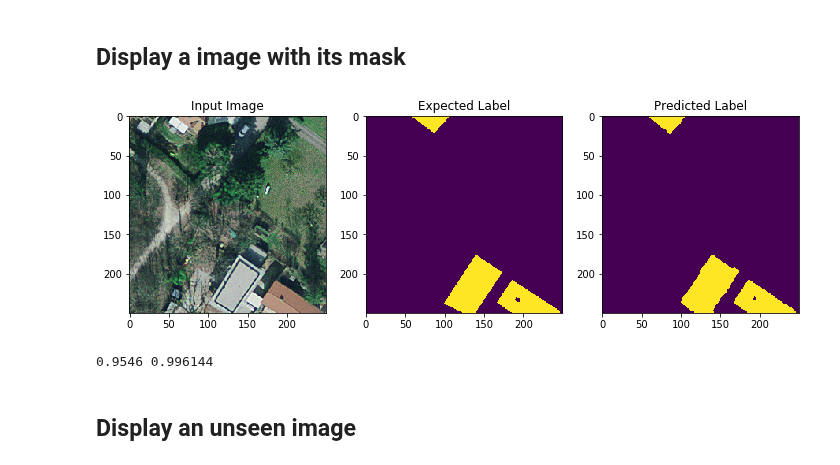
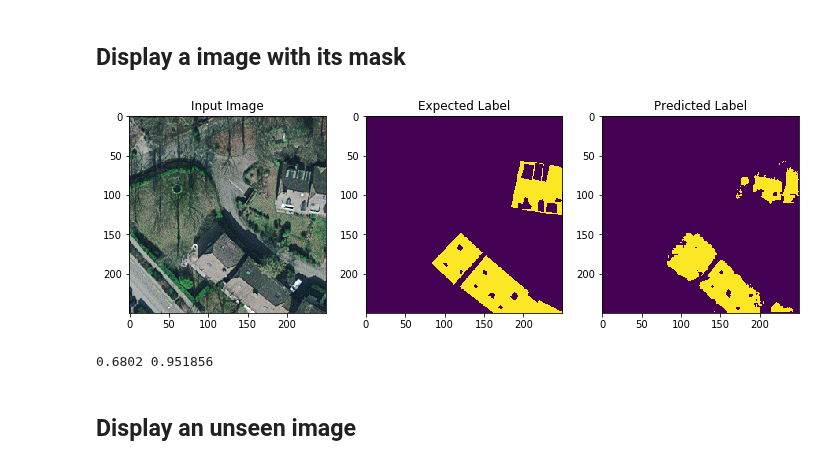
Before and after one commit to riccardocadei/photovoltaic-detection, a Jupyter notebook: main.ipynb, the cells around one changed output. Cells and saved outputs as stored; diff of their text form; code cells hidden in the pictures.

```diff
--- a/main.ipynb
+++ b/main.ipynb
@@ -116,30 +144,30 @@ torch.save(best_model.state_dict(), 'model/best_model06122020.pt')
 # %%
 fig = plt.figure()
 fig.set_size_inches(12, 7, forward=True)
 
 ax1 = fig.add_subplot(1,3,1)
 ax1.title.set_text('Input Image')
 ax2 = fig.add_subplot(1,3,2)
 ax2.title.set_text('Expected Label')
 ax3 = fig.add_subplot(1,3,3)
 ax3.title.set_text('Predicted Label')
 
 index_random_sample = int(np.random.random()*len(train_loader.dataset))
-(x,y) = train_loader.dataset[index_random_sample]
+(x,y) = train_loader.dataset[239]
 ax1.imshow(np.transpose(x.numpy(),(1,2,0)))
 
 ax2.imshow(y)
 
 ypred = torch.squeeze(model.predict(torch.unsqueeze(x,0).cuda())).cpu().detach().numpy()
 
 ax3.imshow(np.around(ypred))
 np.around(iou(np.around(ypred),y.numpy()),4),accuracy(np.around(ypred),y.numpy())
 acc = np.around(iou(np.around(ypred),y.numpy()),4)
 plt.show()
 print(acc,accuracy(np.around(ypred),y.numpy()))
 # %% [output]
-[figure, old version]
+[figure, new version]
-0.9546 0.996144
+0.6802 0.951856
 # %% [markdown]
 ## Display an unseen image
 # %%
```
Also changed, not shown: parts of 7 cells of this notebook, 2 other files.
